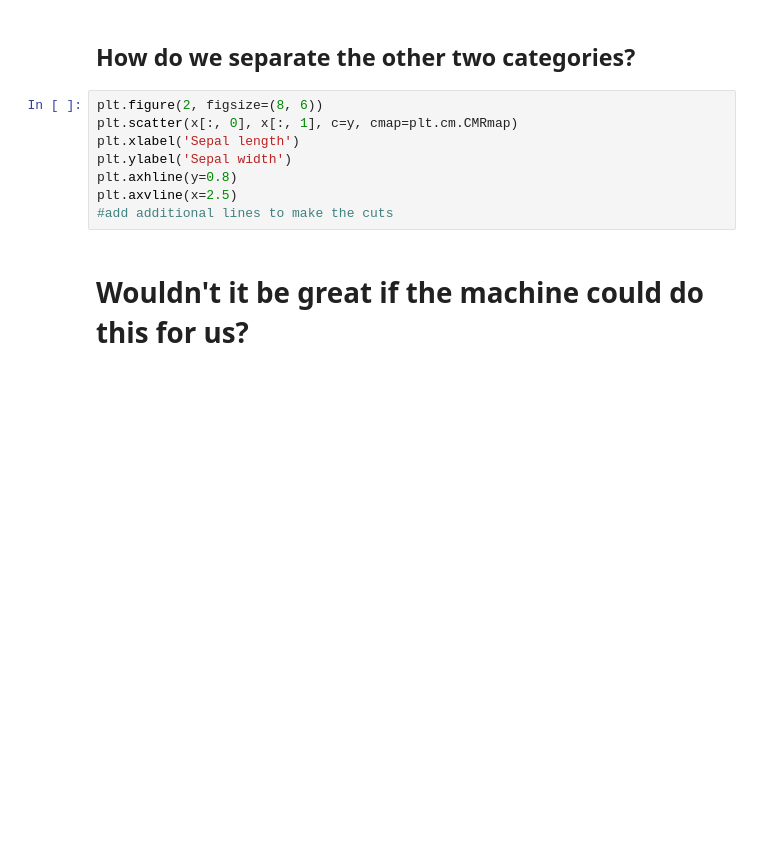
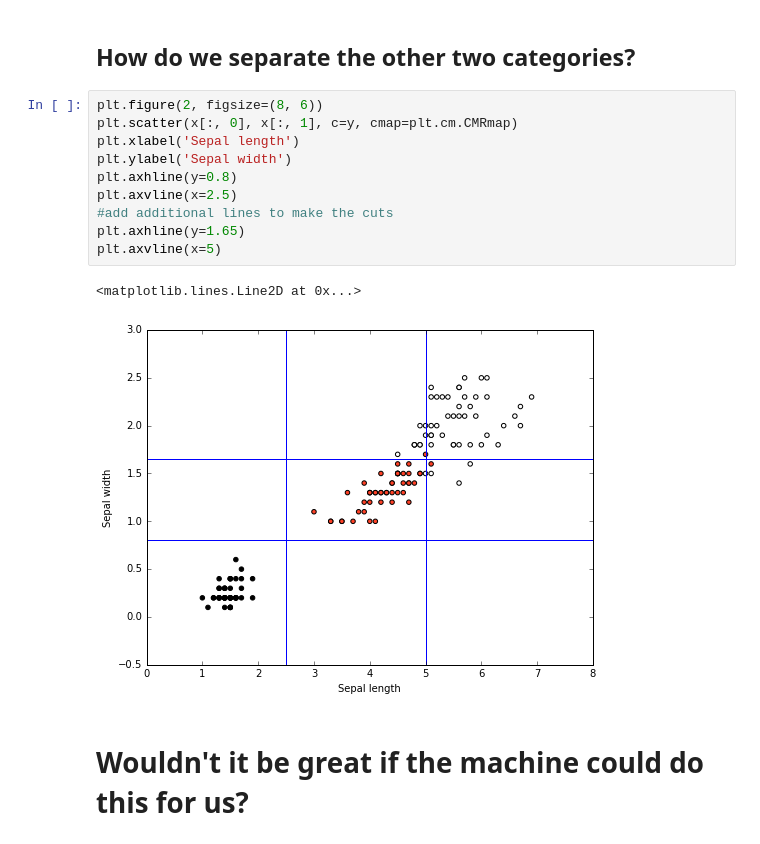
Before and after one commit to ledeprogram/algorithms, a Jupyter notebook: class7/DecisionTrees.ipynb, the cells around one changed output. Saved outputs shown, nothing was run; the diff lists cells and outputs as text; blank space fills up the shorter version.

```diff
--- a/class7/DecisionTrees.ipynb
+++ b/class7/DecisionTrees.ipynb
@@ -34,11 +43,16 @@ plt.axvline(x=2.5)
 # %%
 plt.figure(2, figsize=(8, 6))
 plt.scatter(x[:, 0], x[:, 1], c=y, cmap=plt.cm.CMRmap)
 plt.xlabel('Sepal length')
 plt.ylabel('Sepal width')
 plt.axhline(y=0.8)
 plt.axvline(x=2.5)
 #add additional lines to make the cuts
+plt.axhline(y=1.65)
+plt.axvline(x=5)
+# %% [output]
+<matplotlib.lines.Line2D at 0x...>
+[figure, added]
 # %% [markdown]
 # Wouldn't it be great if the machine could do this for us?
 # %%
```
Also changed, not shown: parts of 6 cells of this notebook, 3 other files.
